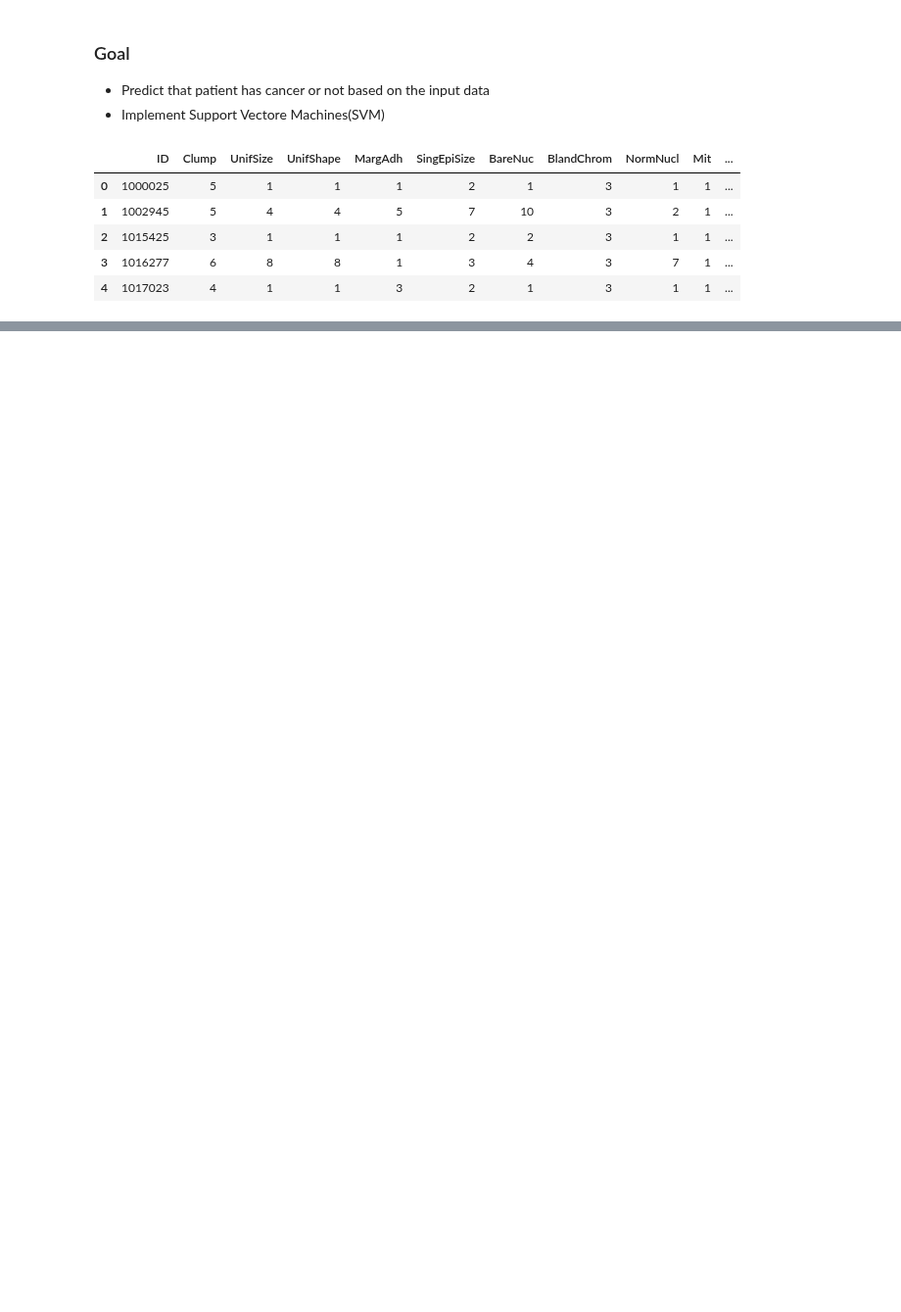
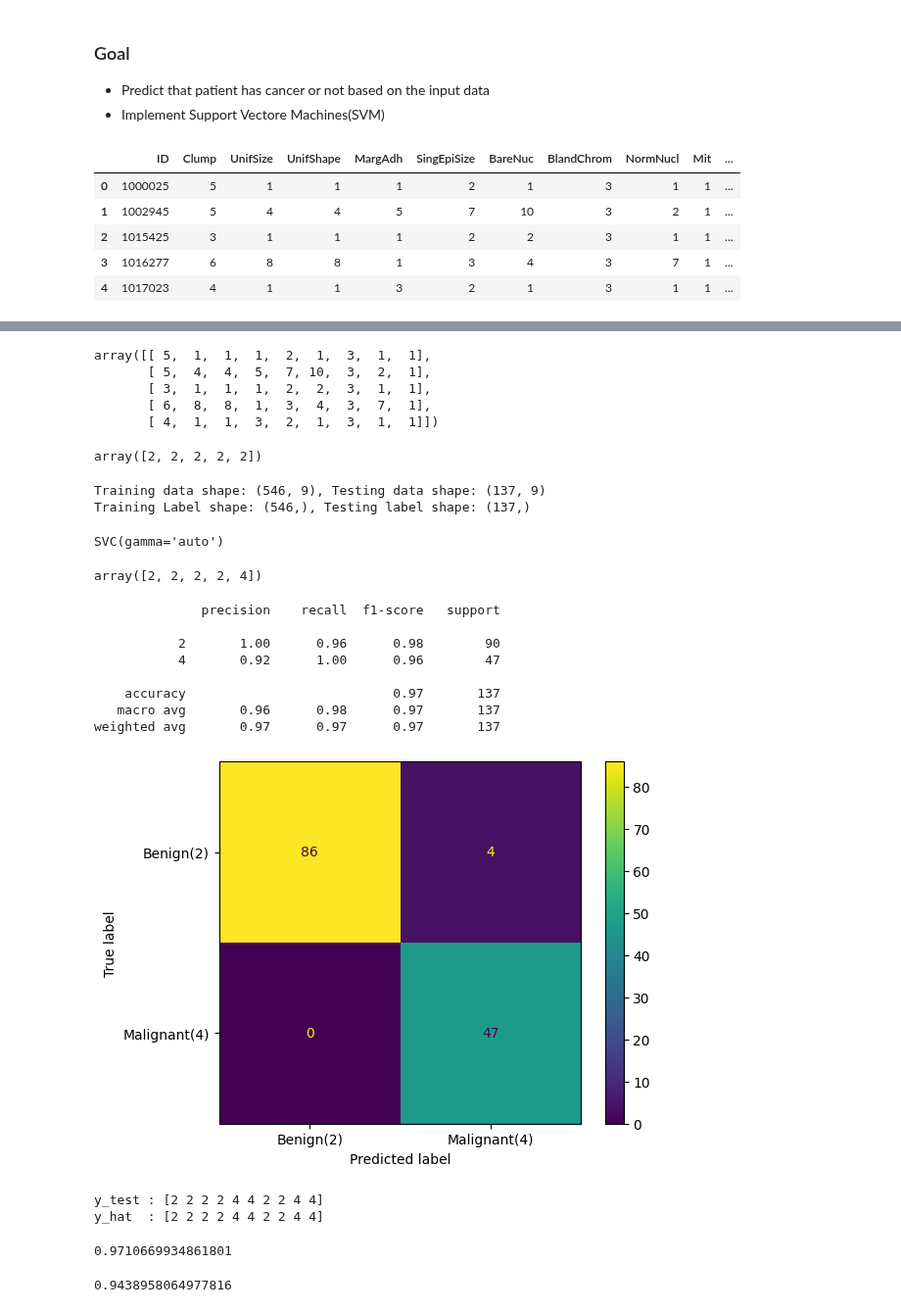
Before and after one commit to iamaryav/ai-notebooks, a Jupyter notebook: cancer_prediction.ipynb, the cells around one changed output, grey strips where cells are left out. Shown at 98% size. Saved outputs shown, nothing was run; the diff lists cells and outputs as text; code cells hidden in the pictures; blank space fills up the shorter version.

```diff
--- a/cancer_prediction.ipynb
+++ b/cancer_prediction.ipynb
@@ -43,0 +76,41 @@ max      10.000000   10.000000   10.000000   10.000000    4.000000
+# %%
+# Preparing x
+feature_df = patient_df[['Clump', 'UnifSize', 'UnifShape', 'MargAdh', 'SingEpiSize','BareNuc', 'BlandChrom', 'NormNucl', 'Mit']]
+x = np.asarray(feature_df)
+x[0:5]
+# %% [output]
+array([[ 5,  1,  1,  1,  2,  1,  3,  1,  1],
+       [ 5,  4,  4,  5,  7, 10,  3,  2,  1],
+       [ 3,  1,  1,  1,  2,  2,  3,  1,  1],
+       [ 6,  8,  8,  1,  3,  4,  3,  7,  1],
+       [ 4,  1,  1,  3,  2,  1,  3,  1,  1]])
+# %%
+# Preparing y and Removing bad data
+patient_df["Class"] = patient_df['Class'].astype(int)
+y = np.asarray(patient_df['Class'])
+y[0:5]
+# %% [output]
+array([2, 2, 2, 2, 2])
+# %%
+# Preparing Train/Test data
+from sklearn.model_selection import train_test_split
+
+x_train, x_test, y_train, y_test = train_test_split(x, y, test_size=0.2, random_state=5)
+print(f"Training data shape: {x_train.shape}, Testing data shape: {x_test.shape}")
+print(f"Training Label shape: {y_train.shape}, Testing label shape: {y_test.shape}")
+# %% [output]
+Training data shape: (546, 9), Testing data shape: (137, 9)
+Training Label shape: (546,), Testing label shape: (137,)
+# %%
+# Training and testing the model
+from sklearn import svm
+model = svm.SVC(kernel='rbf', gamma='auto')
+model.fit(x_train, y_train)
+# %% [output]
+SVC(gamma='auto')
+# %%
+# Making prediction on test data
+y_hat = model.predict(x_test)
+y_hat[0:5]
+# %% [output]
+array([2, 2, 2, 2, 4])
@@ -43,0 +121,37 @@ max      10.000000   10.000000   10.000000   10.000000    4.000000
+# %%
+# Computing confusion matrix
+cnf_matrix = confusion_matrix(y_test, y_hat, labels=[2, 4])
+np.set_printoptions(precision=2)
+
+print(classification_report(y_test, y_hat))
+
+# plot non-normalized confusion matrix
+from sklearn.metrics import ConfusionMatrixDisplay
+disp = ConfusionMatrixDisplay(confusion_matrix=cnf_matrix, display_labels=["Benign(2)", "Malignant(4)"])
+disp.plot()
+plt.show()
+# %% [output]
+              precision    recall  f1-score   support
+
+           2       1.00      0.96      0.98        90
+           4       0.92      1.00      0.96        47
+
+    accuracy                           0.97       137
+   macro avg       0.96      0.98      0.97       137
+weighted avg       0.97      0.97      0.97       137
+[figure, added]
+# %%
+from sklearn.metrics import f1_score
+print(f"y_test : {y_test[0:10]}")
+print(f"y_hat  : {y_hat[0:10]}")
+f1 = f1_score(y_test, y_hat, average="weighted")
+f1
+# %% [output]
+y_test : [2 2 2 2 4 4 2 2 4 4]
+y_hat  : [2 2 2 2 4 4 2 2 4 4]
+0.9710669934861801
+# %%
+from sklearn.metrics import jaccard_score
+jaccard_score(y_test, y_hat, average="weighted")
+# %% [output]
+0.9438958064977816
```
Also changed, not shown: parts of 6 cells of this notebook.
